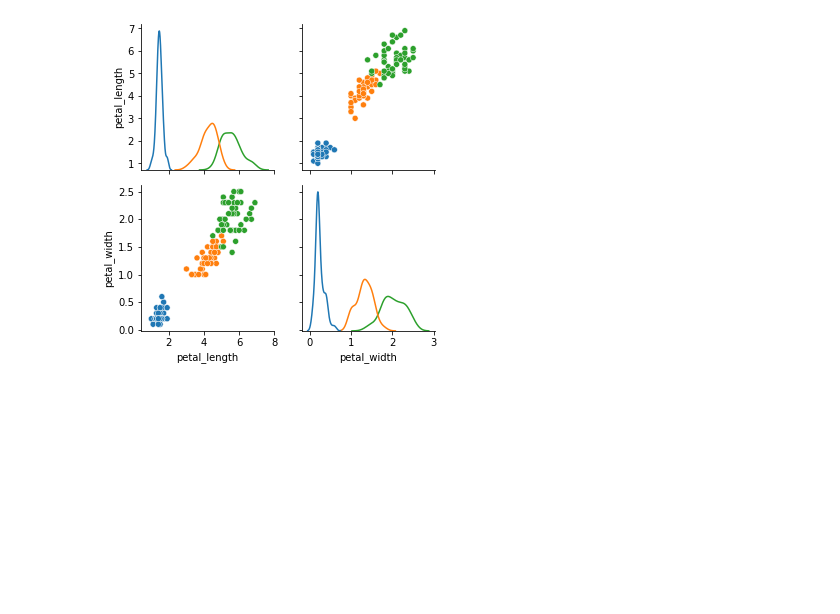
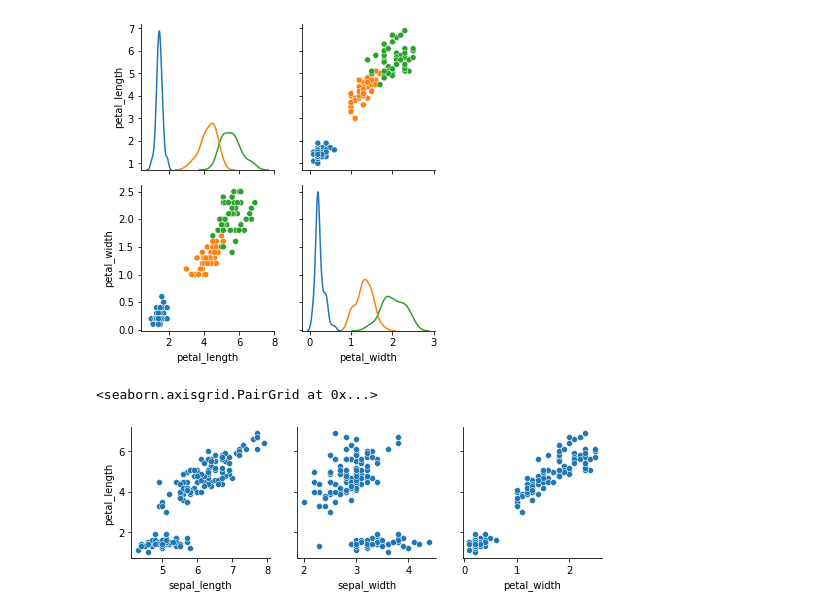
Before and after one commit to TaylorlDavis/Github_tutoring, a Jupyter notebook: Advanced seaborn plots.ipynb, the cells around one changed output. Cells and saved outputs as stored; diff of their text form; code cells hidden in the pictures; blank space fills up the shorter version.

```diff
--- a/Advanced seaborn plots.ipynb
+++ b/Advanced seaborn plots.ipynb
@@ -133,3 +133,12 @@ g.map_offdiag(sns.scatterplot)
 # %% [output]
 <seaborn.axisgrid.PairGrid at 0x...>
 [figure]
+# %%
+g=sns.PairGrid(iris_df,
+               diag_sharey=False,
+              x_vars=['sepal_length','sepal_width','petal_width'],
+              y_vars=['petal_length'])
+g.map_offdiag(sns.scatterplot)
+# %% [output]
+<seaborn.axisgrid.PairGrid at 0x...>
+[figure, added]
```
Also changed, not shown: parts of 2 cells of this notebook, 1 other file.
